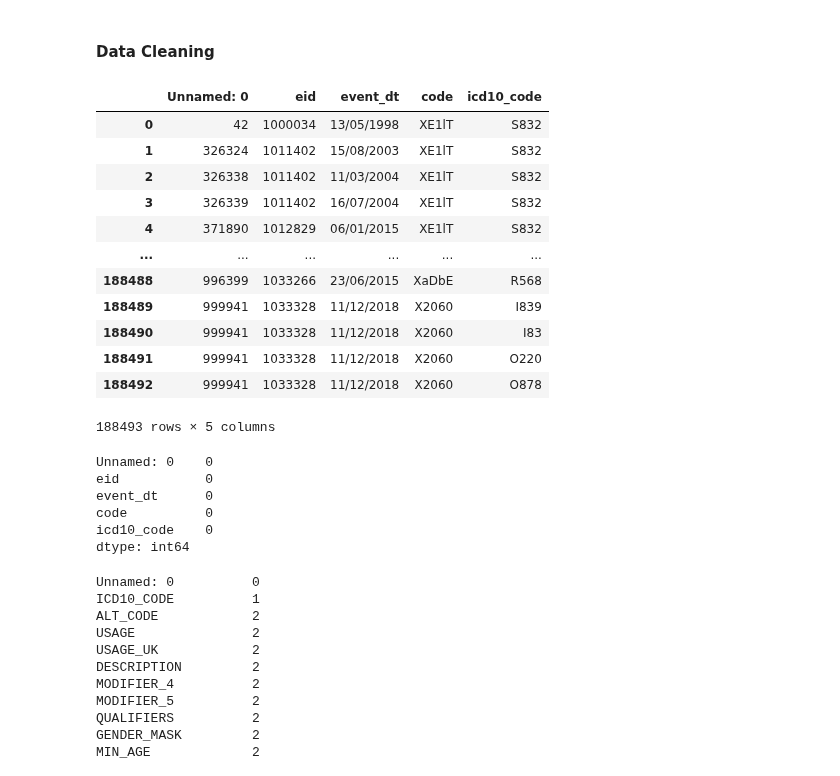
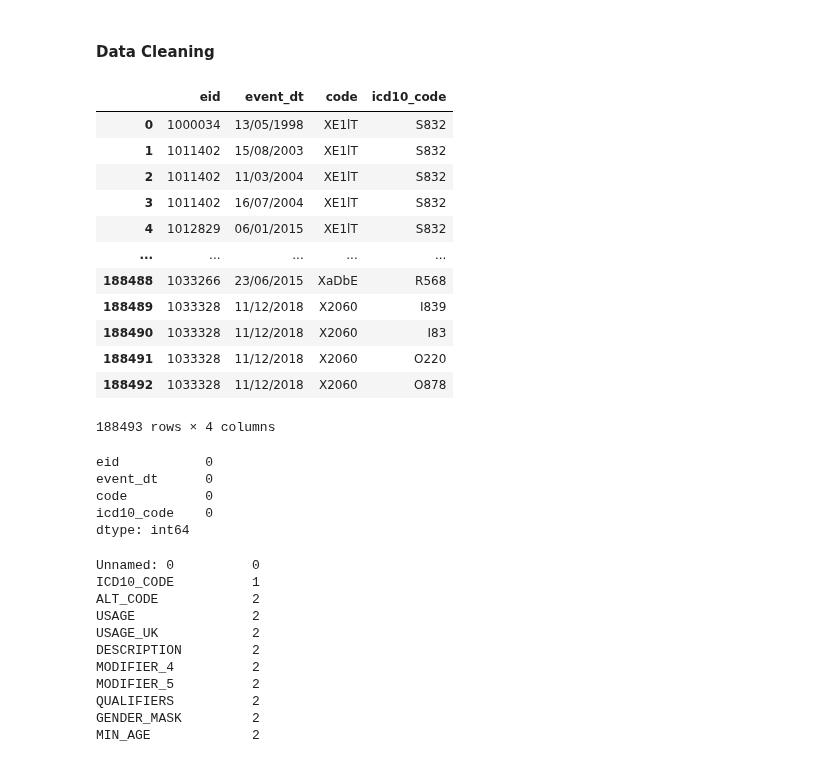
Before and after one commit to MonicaMueller/big-data-final-project, a Jupyter notebook: Project_vaccine_comorbidities.ipynb, the cells around one changed output. Cells and saved outputs as stored; diff of their text form; code cells hidden in the pictures.

Commit message:
dropped unnamed:0 column in clinical__ic10 df

```diff
--- a/Project_vaccine_comorbidities.ipynb
+++ b/Project_vaccine_comorbidities.ipynb
@@ -175,27 +175,26 @@ clinical_ic10
 #### Data Cleaning
 # %%
 # drop unnecessary columns
-clinical_ic10.drop(columns = ['code_type', 'value'], inplace = True)
+clinical_ic10.drop(columns = ['code_type', 'value', 'Unnamed: 0'], inplace = True)
 clinical_ic10
 # %% [output]
-|  | Unnamed: 0 | eid | event_dt | code | icd10_code |
-| 0 | 42 | 1000034 | 13/05/1998 | XE1lT | S832 |
-| 1 | 326324 | 1011402 | 15/08/2003 | XE1lT | S832 |
-| 2 | 326338 | 1011402 | 11/03/2004 | XE1lT | S832 |
-| 3 | 326339 | 1011402 | 16/07/2004 | XE1lT | S832 |
-| 4 | 371890 | 1012829 | 06/01/2015 | XE1lT | S832 |
-| ... | ... | ... | ... | ... | ... |
-| 188488 | 996399 | 1033266 | 23/06/2015 | XaDbE | R568 |
-| 188489 | 999941 | 1033328 | 11/12/2018 | X2060 | I839 |
-| 188490 | 999941 | 1033328 | 11/12/2018 | X2060 | I83 |
-| 188491 | 999941 | 1033328 | 11/12/2018 | X2060 | O220 |
-| 188492 | 999941 | 1033328 | 11/12/2018 | X2060 | O878 |
+|  | eid | event_dt | code | icd10_code |
+| 0 | 1000034 | 13/05/1998 | XE1lT | S832 |
+| 1 | 1011402 | 15/08/2003 | XE1lT | S832 |
+| 2 | 1011402 | 11/03/2004 | XE1lT | S832 |
+| 3 | 1011402 | 16/07/2004 | XE1lT | S832 |
+| 4 | 1012829 | 06/01/2015 | XE1lT | S832 |
+| ... | ... | ... | ... | ... |
+| 188488 | 1033266 | 23/06/2015 | XaDbE | R568 |
+| 188489 | 1033328 | 11/12/2018 | X2060 | I839 |
+| 188490 | 1033328 | 11/12/2018 | X2060 | I83 |
+| 188491 | 1033328 | 11/12/2018 | X2060 | O220 |
+| 188492 | 1033328 | 11/12/2018 | X2060 | O878 |
-188493 rows × 5 columns
+188493 rows × 4 columns
 # %%
 pd.isnull(clinical_ic10).sum()
 # no NaN
 # %% [output]
-Unnamed: 0    0
 eid           0
 event_dt      0
 code          0
```
Also changed, not shown: parts of 7 cells of this notebook.
